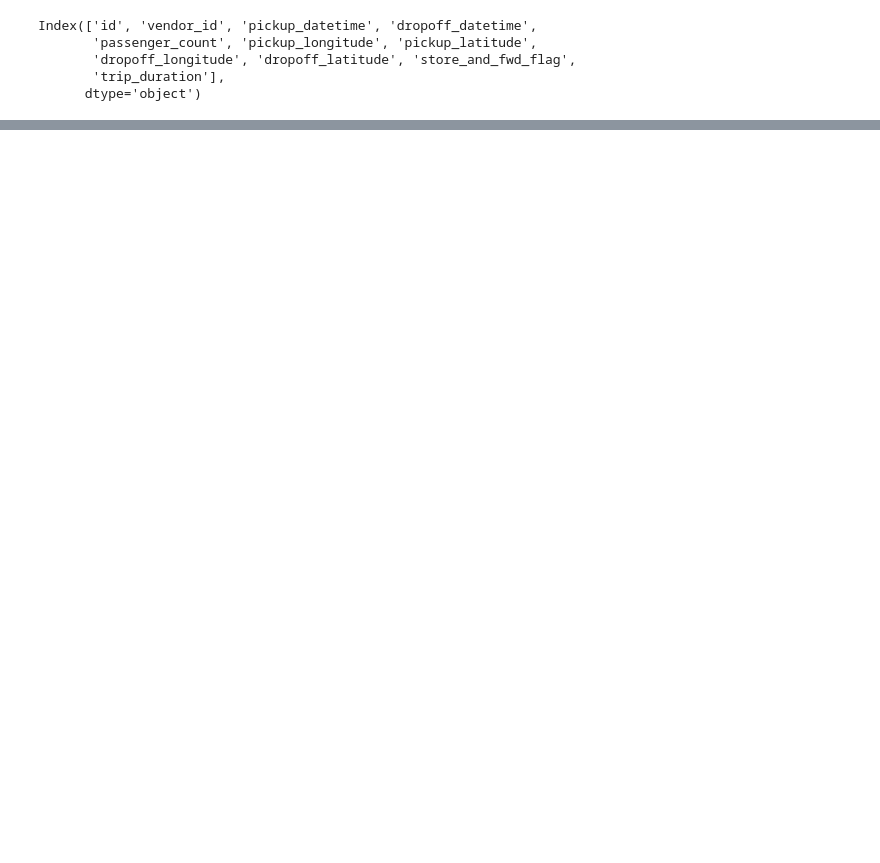
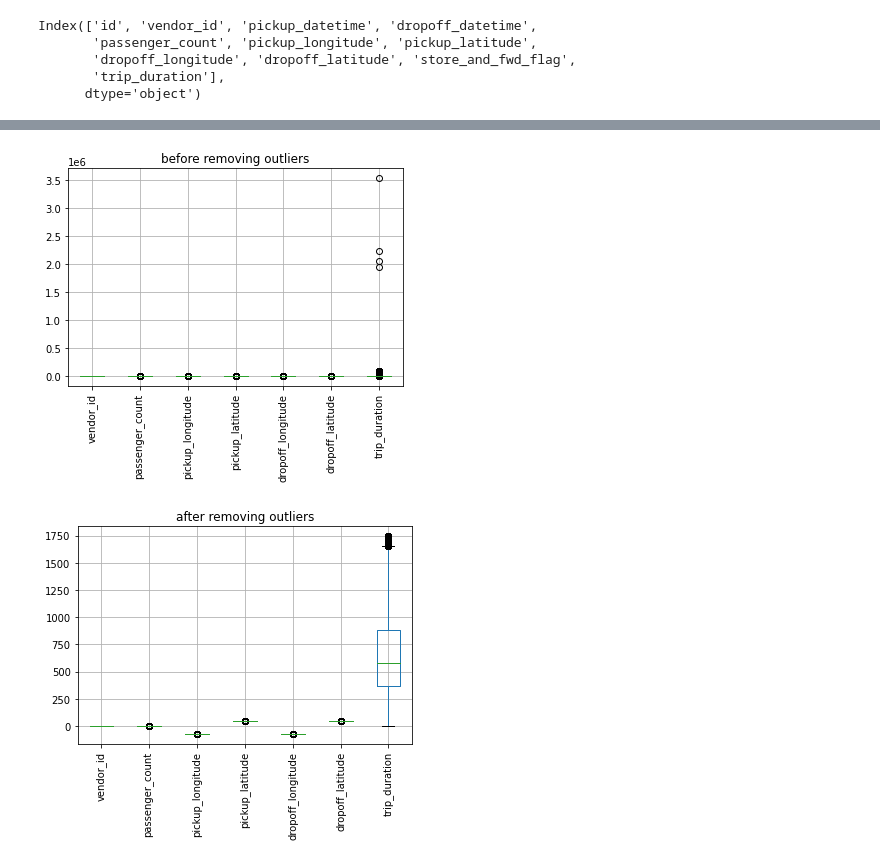
Before and after one commit to gauriagarwal18/Cab-Clock, a Jupyter notebook: NYC_Taxi_Trip_Time_Prediction_Capstone_Project.ipynb, the cells around one changed output, grey strips where cells are left out. Drawn from its saved outputs; the diff is of its cells as text; code cells hidden in the pictures; blank space fills up the shorter version.

```diff
--- a/NYC_Taxi_Trip_Time_Prediction_Capstone_Project.ipynb
+++ b/NYC_Taxi_Trip_Time_Prediction_Capstone_Project.ipynb
@@ -169,0 +142,7 @@ taxi.drop()
+# %%
+"""
+from above we note that some records have passenger count as 0,so those records are of no use so lets remove them.
+"""
+passenger_0=np.where(taxi["passenger_count"]==0)
+taxi.drop(passenger_0[0], inplace = True)
+taxi.shape
@@ -169,0 +157,27 @@ taxi.drop()
+# %%
+def remove_outliers(df):
+
+  continuous_col=df.describe().columns
+  df.boxplot(rot=90)
+  plt.title("before removing outliers",)
+  plt.show()
+
+  for c in continuous_col:
+    df.index=np.arange(0,df.shape[0])
+    Q1=np.quantile(df[c],0.25)
+    Q3=np.quantile(df[c],0.75)
+    IQR= Q3 - Q1
+    upper=np.where(df[c]>=(Q3+1.5*IQR))[0]
+    #print(upper[0])
+    lower=np.where(df[c]<=(Q1-1.5*IQR))[0]   #it will be a tuple and we require a numpy array which is at it's first index.
+    #print(lower)
+    outliers_idx=np.unique(np.append(upper,lower))
+    df.drop(outliers_idx, inplace = True)
+
+    #df.loc[upper][c]=Q3
+    #df.loc[lower][c]=Q1
+
+  df.boxplot(rot=90)
+  plt.title("after removing outliers",)
+  plt.show()
+  return df
@@ -169,0 +250,6 @@ taxi.drop()
+# %%
+#outliers removal
+telecom=remove_outliers(taxi)
+# %% [output]
+[figure, added]
+[figure, added]
```
Also changed, not shown: parts of 10 cells of this notebook.
